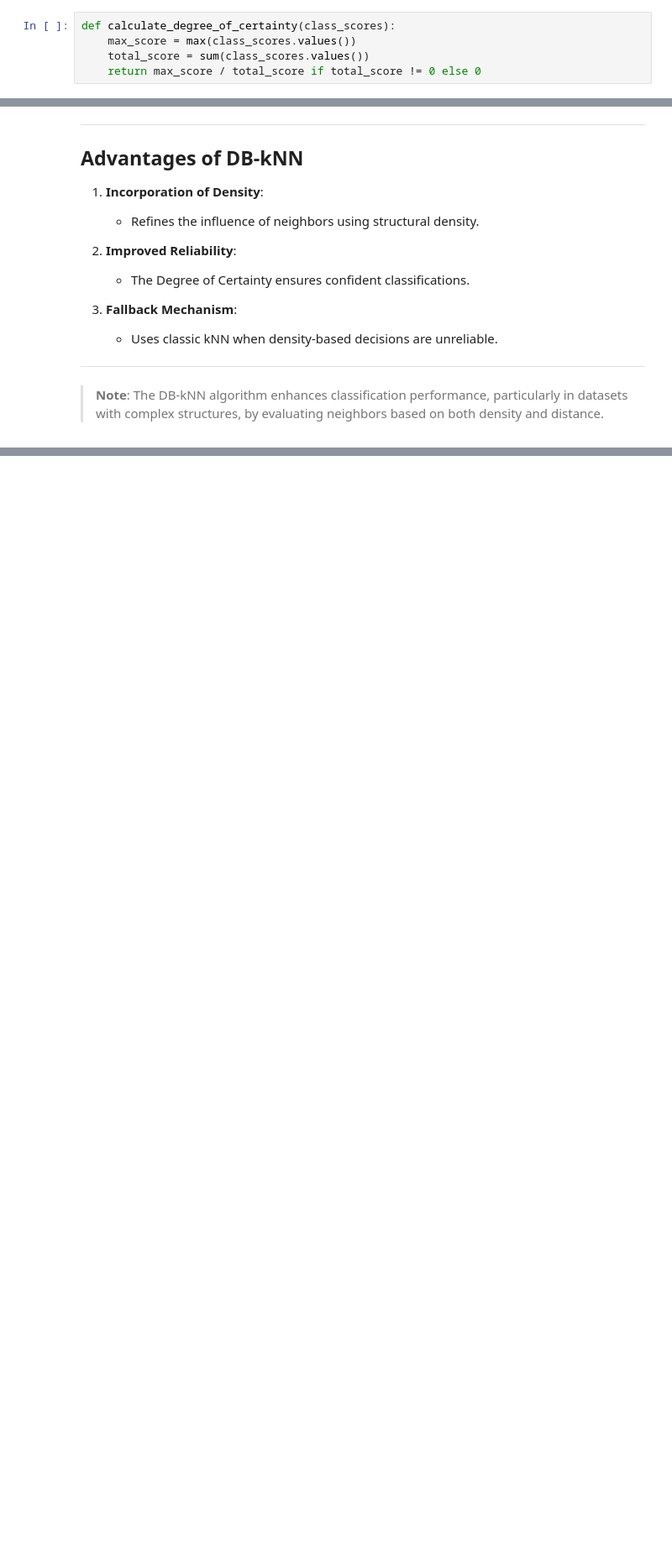
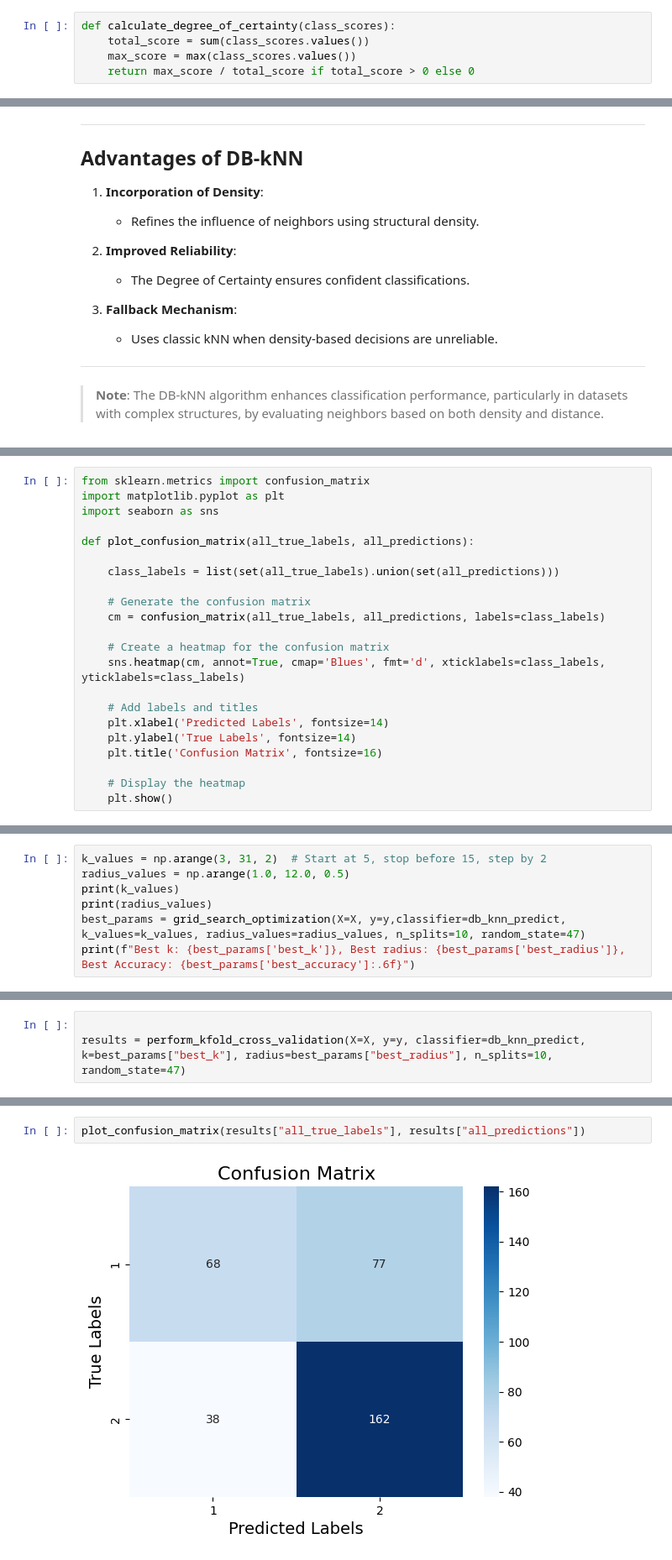
Before and after one commit to theodorostaloumtzis/DB_KNN_project, a Jupyter notebook: notebook_with_kfold.ipynb, the cells around one changed output, grey strips where cells are left out. Shown at 84% size. Saved outputs shown, nothing was run; the diff lists cells and outputs as text; blank space fills up the shorter version.

```diff
--- a/notebook_with_kfold.ipynb
+++ b/notebook_with_kfold.ipynb
@@ -370,9 +374,9 @@ Thus, the Degree of Certainty for this classification is $0.6$.
 > **Note**: A higher Degree of Certainty indicates a more confident classification, while lower values suggest ambiguity in the decision-making process.
 # %%
 def calculate_degree_of_certainty(class_scores):
+    total_score = sum(class_scores.values())
     max_score = max(class_scores.values())
-    total_score = sum(class_scores.values())
-    return max_score / total_score if total_score != 0 else 0
+    return max_score / total_score if total_score > 0 else 0
 # %% [markdown]
 # Classification Process of DB-kNN Algorithm
 
@@ -986,0 +619,22 @@ Accuracy: 0.65
+# %%
+from sklearn.metrics import confusion_matrix
+import matplotlib.pyplot as plt
+import seaborn as sns
+
+def plot_confusion_matrix(all_true_labels, all_predictions):
+
+    class_labels = list(set(all_true_labels).union(set(all_predictions)))
+
+    # Generate the confusion matrix
+    cm = confusion_matrix(all_true_labels, all_predictions, labels=class_labels)
+
+    # Create a heatmap for the confusion matrix
+    sns.heatmap(cm, annot=True, cmap='Blues', fmt='d', xticklabels=class_labels, yticklabels=class_labels)
+
+    # Add labels and titles
+    plt.xlabel('Predicted Labels', fontsize=14)
+    plt.ylabel('True Labels', fontsize=14)
+    plt.title('Confusion Matrix', fontsize=16)
+
+    # Display the heatmap
+    plt.show()
@@ -986,0 +874,7 @@ Accuracy: 0.65
+# %%
+k_values = np.arange(3, 31, 2)  # Start at 5, stop before 15, step by 2
+radius_values = np.arange(1.0, 12.0, 0.5)
+print(k_values)
+print(radius_values)
+best_params = grid_search_optimization(X=X, y=y,classifier=db_knn_predict, k_values=k_values, radius_values=radius_values, n_splits=10, random_state=47)
+print(f"Best k: {best_params['best_k']}, Best radius: {best_params['best_radius']}, Best Accuracy: {best_params['best_accuracy']:.6f}")
@@ -986,0 +902,3 @@ Accuracy: 0.65
+# %%
+
+results = perform_kfold_cross_validation(X=X, y=y, classifier=db_knn_predict, k=best_params["best_k"], radius=best_params["best_radius"], n_splits=10, random_state=47)
@@ -986,0 +913,4 @@ Accuracy: 0.65
+# %%
+plot_confusion_matrix(results["all_true_labels"], results["all_predictions"])
+# %% [output]
+[figure, added]
```
Also changed, not shown: parts of 48 cells of this notebook, 13 other files.
